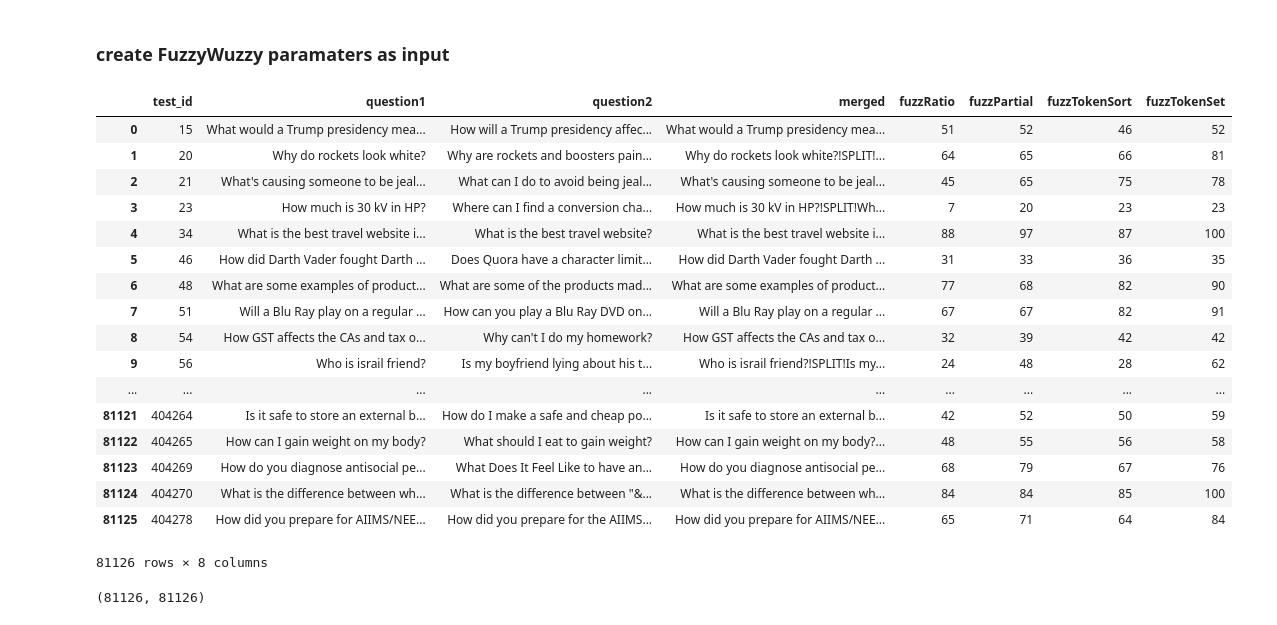
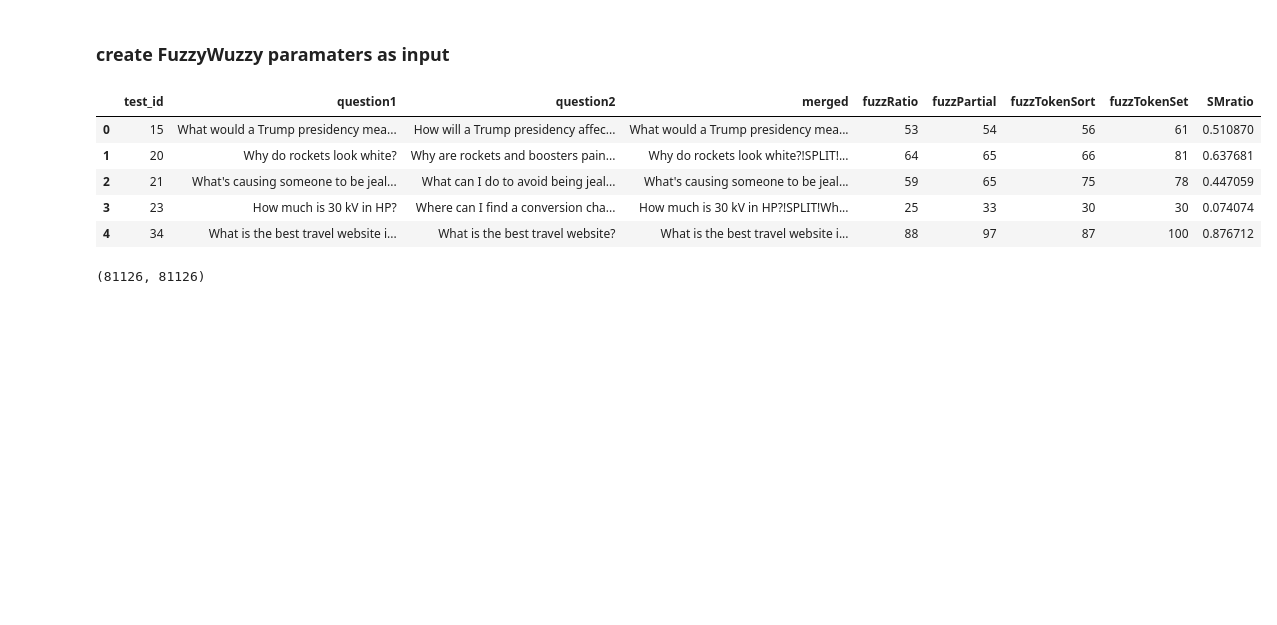
Before and after one commit to JessyBosman1/KaggleQpairs, a Jupyter notebook: Neural_Network_Base.ipynb, the cells around one changed output. Saved outputs shown, nothing was run; the diff lists cells and outputs as text; code cells hidden in the pictures; blank space fills up the shorter version.

Commit message:
BoG en sequence matcher

```diff
--- a/Neural_Network_Base.ipynb
+++ b/Neural_Network_Base.ipynb
@@ -10,2 +16,5 @@ from sklearn.model_selection import train_test_split
 # %%
 data_set = pd.read_csv("Data/fuzz.csv")
+# %%
+def stringmatcher(dataframe, column1, column2):
+    return difflib.SequenceMatcher(None, str(dataframe[column1]), str(dataframe[column2])).ratio()
@@ -157,25 +150,15 @@ test_data['fuzzPartial'] = test_data['merged'].apply(calcFuzzPartial)
 test_data['fuzzTokenSort'] = test_data['merged'].apply(calcFuzzTokenSort)
 # %%
 test_data['fuzzTokenSet'] = test_data['merged'].apply(calcFuzzTokenSet)
+# %%
+test_data['SMratio'] = test_data.apply(partial(stringmatcher, column1='question1', column2='question2'), axis=1)
 # %%
-test_data
+test_data.head()
 # %% [output]
-|  | test_id | question1 | question2 | merged | fuzzRatio | fuzzPartial | fuzzTokenSort | fuzzTokenSet |
-| 0 | 15 | What would a Trump presidency mea... | How will a Trump presidency affec... | What would a Trump presidency mea... | 51 | 52 | 46 | 52 |
-| 1 | 20 | Why do rockets look white? | Why are rockets and boosters pain... | Why do rockets look white?!SPLIT!... | 64 | 65 | 66 | 81 |
-| 2 | 21 | What's causing someone to be jeal... | What can I do to avoid being jeal... | What's causing someone to be jeal... | 45 | 65 | 75 | 78 |
-| 3 | 23 | How much is 30 kV in HP? | Where can I find a conversion cha... | How much is 30 kV in HP?!SPLIT!Wh... | 7 | 20 | 23 | 23 |
-| 4 | 34 | What is the best travel website i... | What is the best travel website? | What is the best travel website i... | 88 | 97 | 87 | 100 |
-| 5 | 46 | How did Darth Vader fought Darth ... | Does Quora have a character limit... | How did Darth Vader fought Darth ... | 31 | 33 | 36 | 35 |
-| 6 | 48 | What are some examples of product... | What are some of the products mad... | What are some examples of product... | 77 | 68 | 82 | 90 |
-| 7 | 51 | Will a Blu Ray play on a regular ... | How can you play a Blu Ray DVD on... | Will a Blu Ray play on a regular ... | 67 | 67 | 82 | 91 |
-| 8 | 54 | How GST affects the CAs and tax o... | Why can't I do my homework? | How GST affects the CAs and tax o... | 32 | 39 | 42 | 42 |
-| 9 | 56 | Who is israil friend? | Is my boyfriend lying about his t... | Who is israil friend?!SPLIT!Is my... | 24 | 48 | 28 | 62 |
-| ... | ... | ... | ... | ... | ... | ... | ... | ... |
-| 81121 | 404264 | Is it safe to store an external b... | How do I make a safe and cheap po... | Is it safe to store an external b... | 42 | 52 | 50 | 59 |
-| 81122 | 404265 | How can I gain weight on my body? | What should I eat to gain weight? | How can I gain weight on my body?... | 48 | 55 | 56 | 58 |
-| 81123 | 404269 | How do you diagnose antisocial pe... | What Does It Feel Like to have an... | How do you diagnose antisocial pe... | 68 | 79 | 67 | 76 |
-| 81124 | 404270 | What is the difference between wh... | What is the difference between "&... | What is the difference between wh... | 84 | 84 | 85 | 100 |
-| 81125 | 404278 | How did you prepare for AIIMS/NEE... | How did you prepare for the AIIMS... | How did you prepare for AIIMS/NEE... | 65 | 71 | 64 | 84 |
+|  | test_id | question1 | question2 | merged | fuzzRatio | fuzzPartial | fuzzTokenSort | fuzzTokenSet | SMratio |
+| 0 | 15 | What would a Trump presidency mea... | How will a Trump presidency affec... | What would a Trump presidency mea... | 53 | 54 | 56 | 61 | 0.510870 |
+| 1 | 20 | Why do rockets look white? | Why are rockets and boosters pain... | Why do rockets look white?!SPLIT!... | 64 | 65 | 66 | 81 | 0.637681 |
+| 2 | 21 | What's causing someone to be jeal... | What can I do to avoid being jeal... | What's causing someone to be jeal... | 59 | 65 | 75 | 78 | 0.447059 |
+| 3 | 23 | How much is 30 kV in HP? | Where can I find a conversion cha... | How much is 30 kV in HP?!SPLIT!Wh... | 25 | 33 | 30 | 30 | 0.074074 |
+| 4 | 34 | What is the best travel website i... | What is the best travel website? | What is the best travel website i... | 88 | 97 | 87 | 100 | 0.876712 |
-81126 rows × 8 columns
 # %%
```
Also changed, not shown: parts of 38 cells of this notebook, 4 other files.
